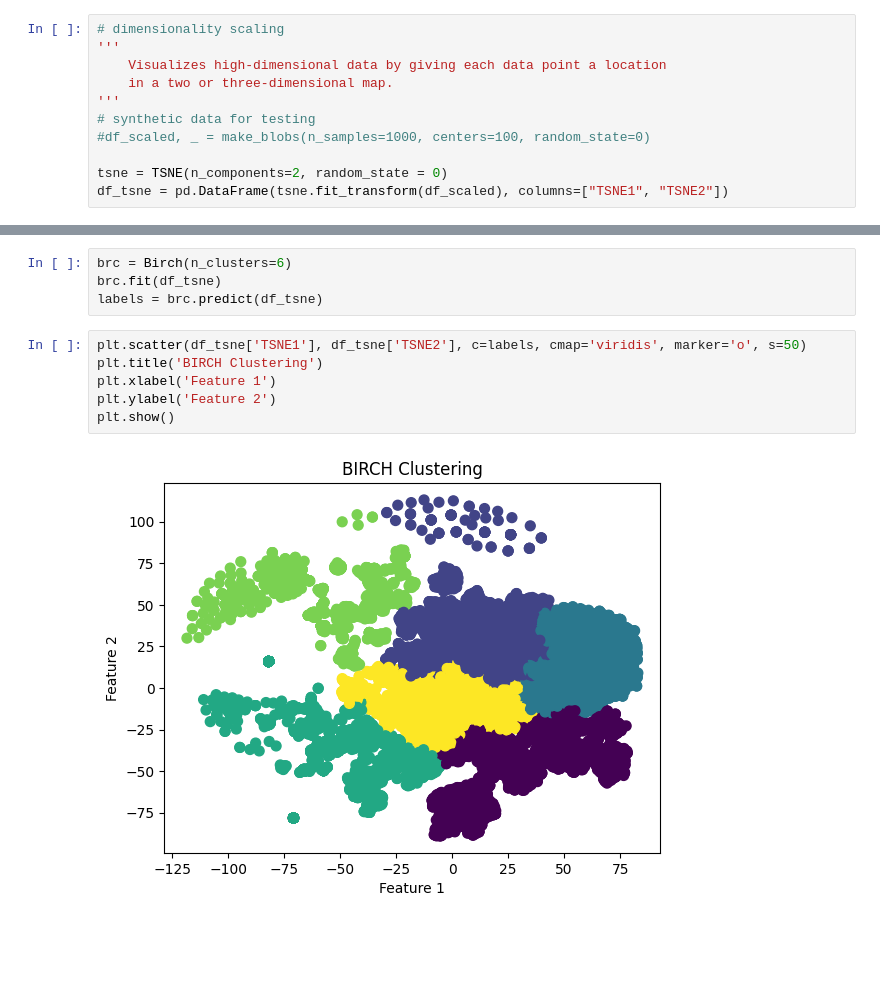
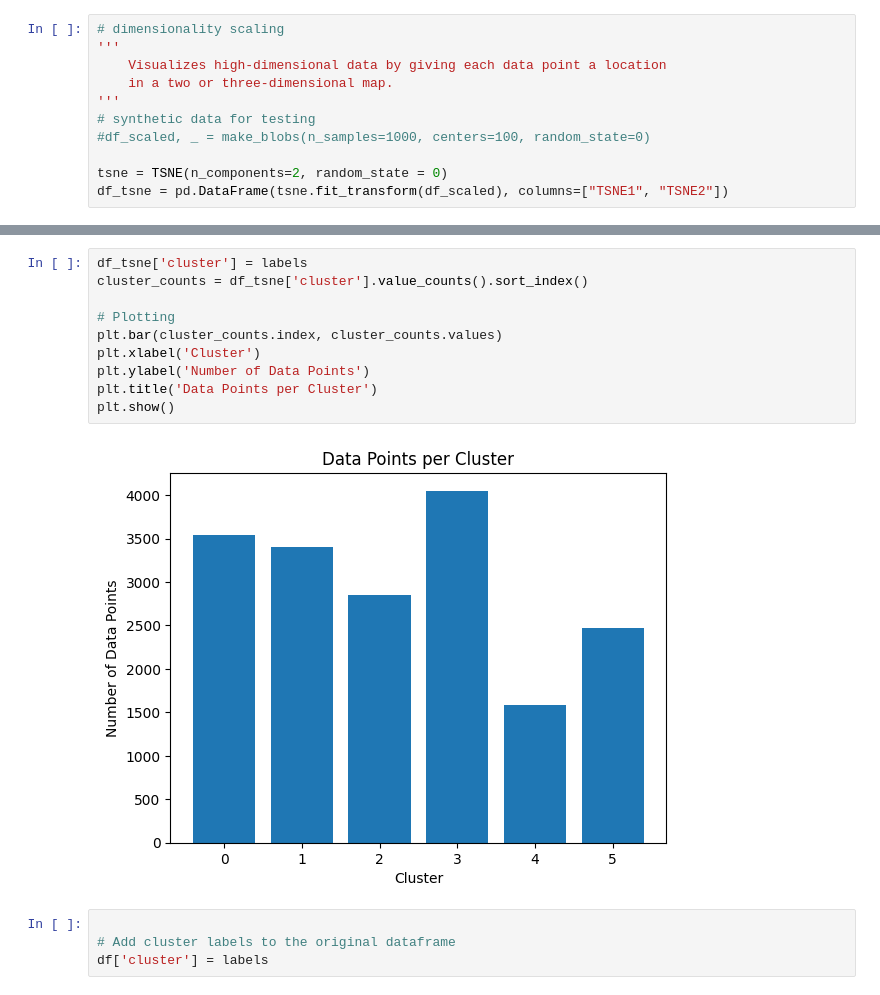
Before and after one commit to Jaidenmagnan/clusters, a Jupyter notebook: birch.ipynb, the cells around one changed output, grey strips where cells are left out. Drawn from its saved outputs; the diff is of its cells as text; blank space fills up the shorter version.

```diff
--- a/birch.ipynb
+++ b/birch.ipynb
@@ -117,12 +137,16 @@ Number of subclusters at each level: [2, 2, 2, 2, 2, 2, 2, 2, 2, 2, 2, 2, 2, 2,
 # %%
-brc = Birch(n_clusters=6)
-brc.fit(df_tsne)
-labels = brc.predict(df_tsne)
+df_tsne['cluster'] = labels
+cluster_counts = df_tsne['cluster'].value_counts().sort_index()
+
+# Plotting
+plt.bar(cluster_counts.index, cluster_counts.values)
+plt.xlabel('Cluster')
+plt.ylabel('Number of Data Points')
+plt.title('Data Points per Cluster')
+plt.show()
+# %% [output]
+[figure, added]
-# %%
-plt.scatter(df_tsne['TSNE1'], df_tsne['TSNE2'], c=labels, cmap='viridis', marker='o', s=50)
-plt.title('BIRCH Clustering')
-plt.xlabel('Feature 1')
-plt.ylabel('Feature 2')
-plt.show()
-# %% [output]
-[figure, removed]
+# %%
+
+# Add cluster labels to the original dataframe
+df['cluster'] = labels
```
Also changed, not shown: parts of 5 cells of this notebook, 1 other file.
